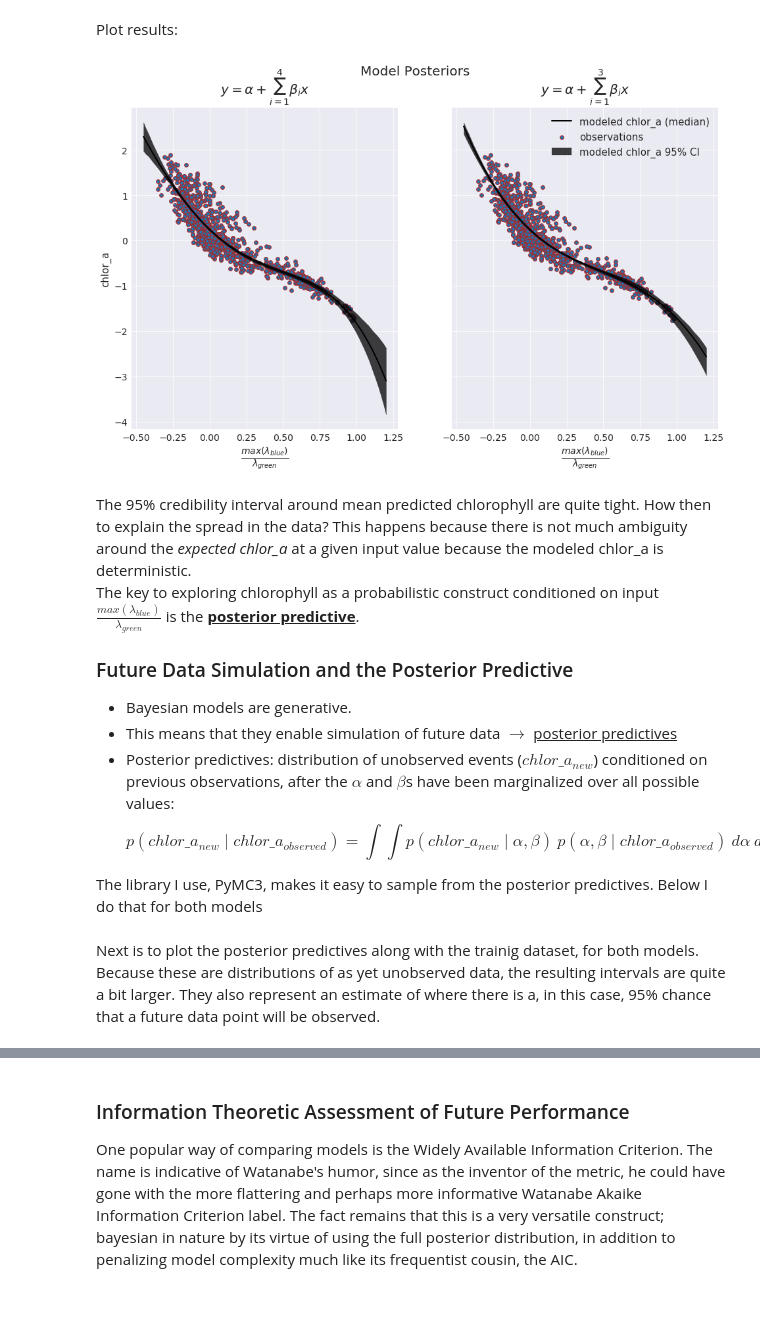
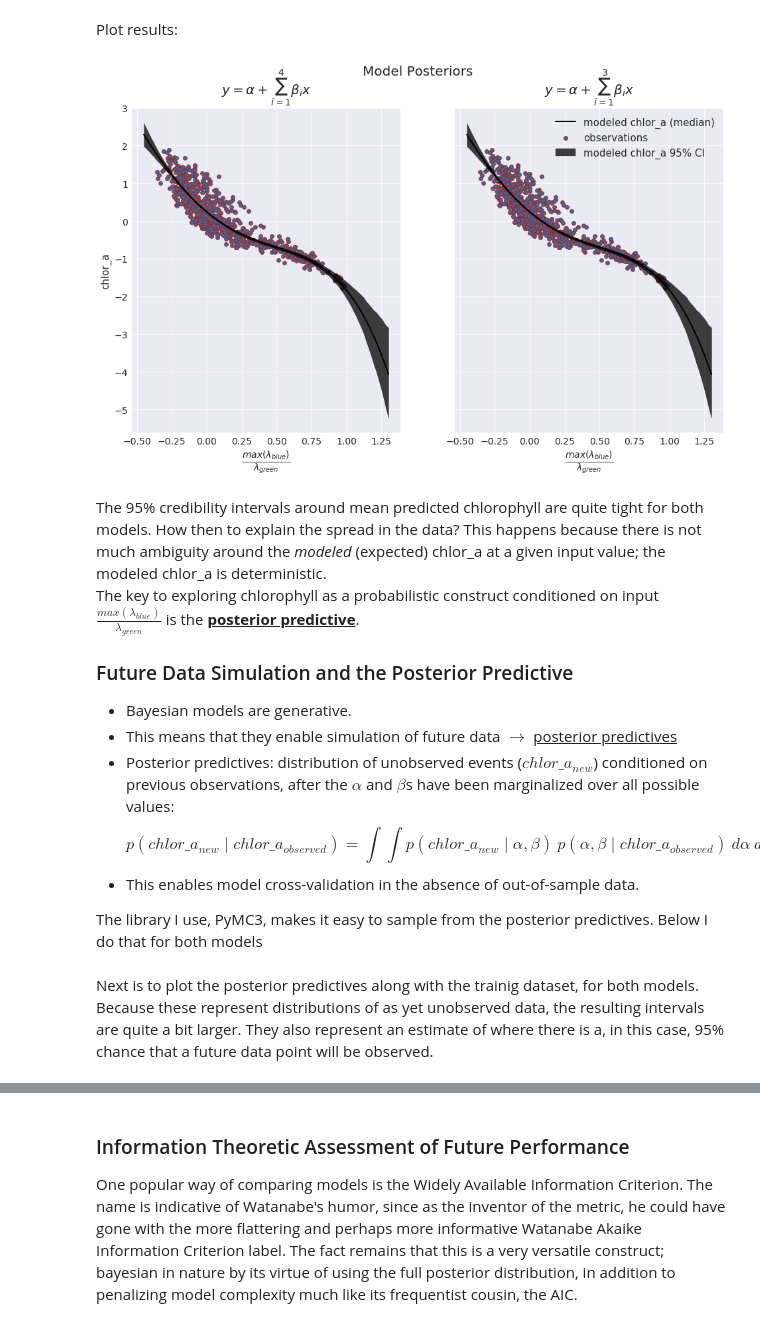
Before and after one commit to madHatter106/Bayesian-Chlorophyll, a Jupyter notebook: Bayesian Modeling for Oceanographers - 2 - Inference using OC4.ipynb, the cells around one changed output, grey strips where cells are left out. Drawn from its saved outputs; the diff is of its cells as text; code cells hidden in the pictures.

```diff
--- a/Bayesian Modeling for Oceanographers - 2 - Inference using OC4.ipynb
+++ b/Bayesian Modeling for Oceanographers - 2 - Inference using OC4.ipynb
@@ -63,8 +63,7 @@ As mentioned earlier, for this tutorial I'll focus on chlorophyll algorithms fro
 where by convention $\alpha$s and $\beta$s represent intercepts and slopes respectively.
 First I load the data, specific to the SeaWiFS sensor into a (pandas -- see IMPORTS) dataframe.
 # %%
-home = pathlib.Path.home()
-root = home / 'DEV-ALL/Bayesian_Chl_Algorithms/pickleJar/'
+root = './pickleJar/'
 dfNomadV2 = pd.read_pickle(os.path.join(root, 'dfNOMADV2.pkl'))
 # %% [markdown]
 Next, I display the first five lines of the dataframe for reference.
@@ -258,23 +257,24 @@ Step:
 
 First to create $x$:
 # %%
-x = np.linspace(-0.45, 1.3, 100).reshape(-1, 1)
+input_grid = np.linspace(-0.45, 1.3, 100).reshape(-1, 1)
 # %% [markdown]
 Now to compute modeled chlor_a distribution at each $x_i$. I first write a function to avoid duplicating code.
 # %%
-def get_modeled_y(trace, x):
-    mu_y = np.zeros((len(x), len(trace) * trace.nchains))
-    for i, xi in enumerate(x):
+def get_modeled_y(trace, grid):
+    """this computes posterior predictive on arbitrary input"""
+    mu_y = np.zeros((len(grid), len(trace) * trace.nchains))
+    for i, point_i in enumerate(grid):
         mu_y[i] = trace['alpha'] # add intercept
         for j in range(trace['beta'].shape[1]):
-            xi_ = xi **(j+1)
-            mu_y[i] += xi_ * trace['beta'][:, j]
+            point_i_ = point_i **(j+1)
+            mu_y[i] += point_i_ * trace['beta'][:, j]
     return mu_y
 # %% [markdown]
 Get modeled data distributions...
 # %%
-mu_oc4 = get_modeled_y(trace_oc4, x)
-mu_oc4_3 = get_modeled_y(trace_oc4, x)
+mu_oc4 = get_modeled_y(trace_oc4, input_grid)
+mu_oc4_3 = get_modeled_y(trace_oc4, input_grid)
 # %% [markdown]
 Compute model stats...
 # %%
@@ -291,25 +291,24 @@ Plot results:
 # %%
 f, axs = pl.subplots(ncols=2, figsize=(16, 9), sharey=True)
 f.suptitle('Model Posteriors', fontsize=20)
 axs[0].scatter(dfLogOC4.mxBl2Gr, dfLogOC4.chlor_a, edgecolor='brown', linewidth=1.2)
-axs[0].plot(x, mu_oc4_med, color='k', lw=2)
-axs[0].set_xlabel('$x$', fontsize=18)
+axs[0].plot(input_grid, mu_oc4_med, color='k', lw=2)
 axs[0].set_ylabel('chlor_a', fontsize=15)
 axs[0].set_xlabel(r'$\frac{ max( \lambda_{blue} ) }{\lambda_{green}}$', fontsize=20)
 axs[0].set_title(r'$y = \alpha + \sum_{i=1}^4\beta_ix$', fontsize=20, y=1.03 )
-axs[0].fill_between(x.ravel(), mu_oc4_hpd[:, 0], mu_oc4_hpd[:, 1], color='k', alpha=0.75)
+axs[0].fill_between(input_grid.ravel(), mu_oc4_hpd[:, 0], mu_oc4_hpd[:, 1], color='k', alpha=0.75)
 axs[1].scatter(dfLogOC4.mxBl2Gr, dfLogOC4.chlor_a, edgecolor='brown', linewidth=1.2, label='observations')
-axs[1].plot(x, mu_oc4_3_med, color='k', lw=2, label='modeled chlor_a (median)')
-axs[1].fill_between(x.ravel(), mu_oc4_3_hpd[:, 0], mu_oc4_hpd[:, 1], color='k', alpha=0.75, label='modeled chlor_a 95% CI')
+axs[1].plot(input_grid, mu_oc4_3_med, color='k', lw=2, label='modeled chlor_a (median)')
+axs[1].fill_between(input_grid.ravel(), mu_oc4_3_hpd[:, 0], mu_oc4_hpd[:, 1], color='k', alpha=0.75, label='modeled chlor_a 95% CI')
 axs[1].set_xlabel('$x$', fontsize=18)
 axs[1].set_xlabel(r'$\frac{max(\lambda_{blue})} {\lambda_{green}}$', fontsize=20)
 axs[1].set_title(r'$y = \alpha + \sum_{i=1}^3\beta_ix$', fontsize=20, y=1.03)
 axs[1].legend(fontsize=15);
 # %% [output]
-[figure, old version]
+[figure, new version]
 # %% [markdown]
-The 95% credibility interval around mean predicted chlorophyll are quite tight. How then to explain the spread in the data?
-This happens because there is not much ambiguity around the *expected chlor_a* at a given input value because the modeled chlor_a is deterministic.
+The 95% credibility intervals around mean predicted chlorophyll are quite tight for both models. How then to explain the spread in the data?
+This happens because there is not much ambiguity around the *modeled* (expected) chlor_a at a given input value; the modeled chlor_a is deterministic.
 The key to exploring chlorophyll as a probabilistic construct conditioned on input $\frac{max(\lambda_{blue})} {\lambda_{green}}$
 is the **<u>posterior predictive</u>**.
 
@@ -319,6 +318,7 @@ is the **<u>posterior predictive</u>**.
 * This means that they enable simulation of future data $\rightarrow$ <u>posterior predictives</u>
 * Posterior predictives: distribution of unobserved events ($chlor\_a_{new}$) conditioned on previous observations, after the $\alpha$ and $\beta$s have been marginalized over all possible values:
 $$ p(chlor\_a_{new}\mid chlor\_a_{observed}) = \int\int p(chlor\_a_{new}\mid \alpha,\beta)\ p(\alpha,\beta \mid chlor\_a_{observed})\ d\alpha\ d\beta$$
+* This enables model cross-validation in the absence of out-of-sample data.
 
 The library I use, PyMC3, makes it easy to sample from the posterior predictives. Below I do that for both models
 # %%
@@ -329,7 +329,7 @@ hpd_95_ppc_oc4_3 = pm.hpd(ppc_oc4_3) # 95% credibility interval for ppc_oc4_3
 med_ppc_oc4 = np.median(ppc_oc4, axis=0)
 med_ppc_oc4_3 = np.median(ppc_oc4_3, axis=0)
 # %% [markdown]
-Next is to plot the posterior predictives along with the trainig dataset, for both models. Because these are distributions of as yet unobserved data, the resulting intervals are quite a bit larger. They also represent an estimate of where there is a, in this case, 95% chance that a future data point will be observed.
+Next is to plot the posterior predictives along with the trainig dataset, for both models. Because these represent distributions of as yet unobserved data, the resulting intervals are quite a bit larger. They also represent an estimate of where there is a, in this case, 95% chance that a future data point will be observed.
 # %%
 f, axs = pl.subplots(ncols=2, figsize=(16, 9), sharey=True)
 f.suptitle('Posterior Predictives', fontsize=20)
```
Also changed, not shown: parts of 16 cells of this notebook, 1 other file.
